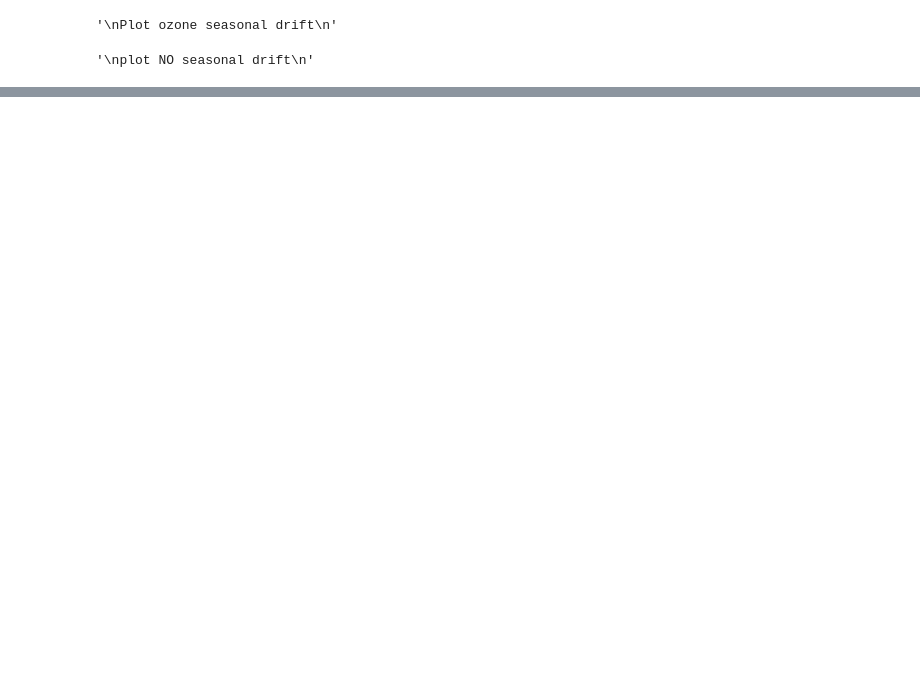
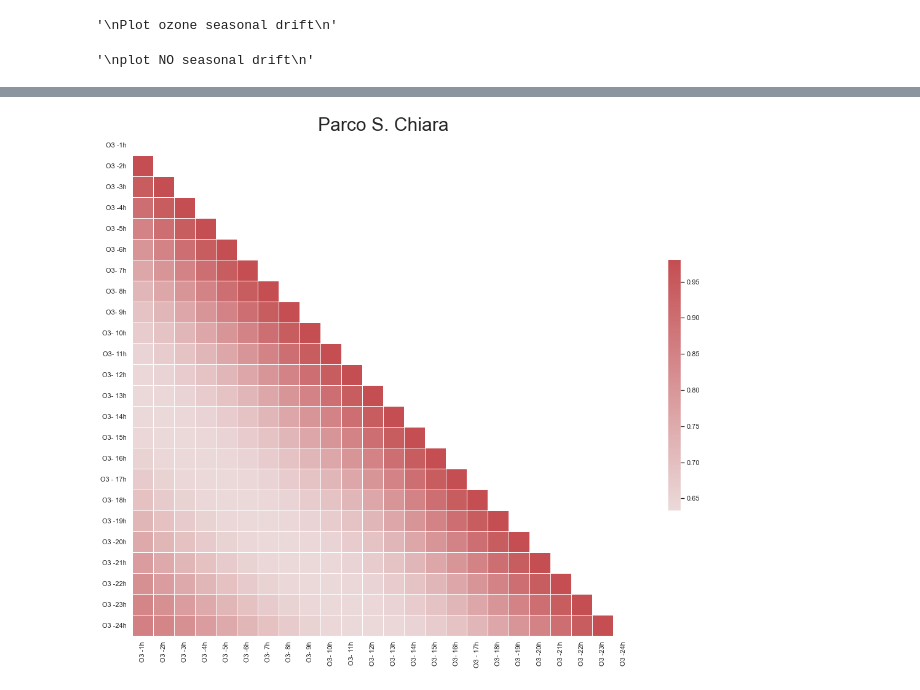
Before and after one commit to IZerab/Tesi_Triennale, a Jupyter notebook: Untitled3.ipynb, the cells around one changed output, grey strips where cells are left out. Saved outputs shown, nothing was run; the diff lists cells and outputs as text; code cells hidden in the pictures; blank space fills up the shorter version.

```diff
--- a/Untitled3.ipynb
+++ b/Untitled3.ipynb
@@ -422,48 +423,49 @@ plot NO seasonal drift
 '\nplot NO seasonal drift\n'
 # %%
 """
-This part plots
+This part plots correlation matrixes for
 """
-## I create a safe copy to plot ozone correlations
-#df_plt = df1.copy()
-#for i in stat_names:
-#    if not 'O3' in df_plt[i].columns:
-#        df_plt = m_d.corr_shift(df_plt,stat_names)
-#
-#center={}
-## I print the matrixes
-## I print the correlations between various pollutants and ozone
-## support labels to get temporal insights
-#label_add = [" -1h"," -2h", " -3h", " -4h"," -5h", " -6h", "- 7h", "- 8h", "- 9h", "- 10h", "- 11h", "- 12h",
-#                 "- 13h", "- 14h", "- 15h", "- 16h", " - 17h", "- 18h", " -19h", " -20h", " -21h", " -22h", " -23h",
-#                 " -24h"]
-#for i in stat_names:
-#    features = []
-#    for k in df_plt[i].keys():
-#        for j in label_add:
-#            if( k == "O3" + j ): features.append("O3" + j)
-#    corr=df_plt[i][features].corr(method='pearson', min_periods=1)
-#    # useful to get the actual corr values
-#    #cond = (correlations != 1)
-#    #correlations_85 = correlations[cond]
-#    #correlations_85 = correlations_85.stack()
-#    #print('The ozone concentrations present the followin values of correlation with previous measurments: \n',correlations_85)
-#    if not corr.empty:# Generate a mask for the upper triangle
-#            center[i]=corr.mean().mean()
-#            mask = np.triu(np.ones_like(corr, dtype=bool))
-#
-#            # Set up the matplotlib figure
-#            f, ax = plt.subplots(figsize=(20,15))
-#
-#            # Generate a custom diverging colormap
-#            #cmap = sns.diverging_palette(220, 20, as_cmap=True)
-#            cmap = sns.diverging_palette(2, 165, as_cmap=True)
-#            # Draw the heatmap with the mask and correct aspect ratio
-#
-#            svm = sns.heatmap(corr, mask=mask, cmap=cmap, center=center[i],
-#                    square=True, linewidths=.5, cbar_kws={"shrink": .5})
-#            svm.set_title(label=i, fontsize=30)
-#            figure = svm.get_figure()
-#            figure.savefig(r"C:\Users\beltr\PycharmProjects\Tesi\Plots\\" + i + "_correlations.jpg",
-#                          bbox_inches='tight')
+# I create a safe copy to plot ozone correlations
+df_plt = df1.copy()
+for i in stat_names:
+    if not 'O3' in df_plt[i].columns:
+        df_plt = m_d.corr_shift(df_plt,stat_names)
+
+center={}
+# I print the matrixes
+# I print the correlations between various pollutants and ozone
+# support labels to get temporal insights
+label_add = [" -1h"," -2h", " -3h", " -4h"," -5h", " -6h", "- 7h", "- 8h", "- 9h", "- 10h", "- 11h", "- 12h",
+                 "- 13h", "- 14h", "- 15h", "- 16h", " - 17h", "- 18h", " -19h", " -20h", " -21h", " -22h", " -23h",
+                 " -24h"]
+for i in stat_names:
+    features = []
+    for k in df_plt[i].keys():
+        for j in label_add:
+            if( k == "O3" + j ): features.append("O3" + j)
+    df_plt[i].drop(index=list(range(0,24)), inplace = True)
+    corr=df_plt[i][features].corr(method='pearson', min_periods=1)
+    # useful to get the actual corr values
+    #cond = (correlations != 1)
+    #correlations_85 = correlations[cond]
+    #correlations_85 = correlations_85.stack()
+    #print('The ozone concentrations present the followin values of correlation with previous measurments: \n',correlations_85)
+    if not corr.empty:# Generate a mask for the upper triangle
+            center[i]=corr.mean().mean()
+            mask = np.triu(np.ones_like(corr, dtype=bool))
+
+            # Set up the matplotlib figure
+            f, ax = plt.subplots(figsize=(20,15))
+
+            # Generate a custom diverging colormap
+            #cmap = sns.diverging_palette(220, 20, as_cmap=True)
+            cmap = sns.color_palette("light:r", as_cmap=True)
+            # Draw the heatmap with the mask and correct aspect ratio
+
+            svm = sns.heatmap(corr, mask=mask, cmap=cmap, center=center[i],
+                    square=True, linewidths=.5, cbar_kws={"shrink": .5})
+            svm.set_title(label=i, fontsize=30)
+            figure = svm.get_figure()
+            figure.savefig(r"C:\Users\beltr\PycharmProjects\Tesi\Plots\\" + i + "_correlations.jpg",
+                          bbox_inches='tight')
 # %% [output]
@@ -470,0 +472 @@ This part plots
+[figure, added]
```
Also changed, not shown: parts of 8 cells of this notebook, 6 other files.
